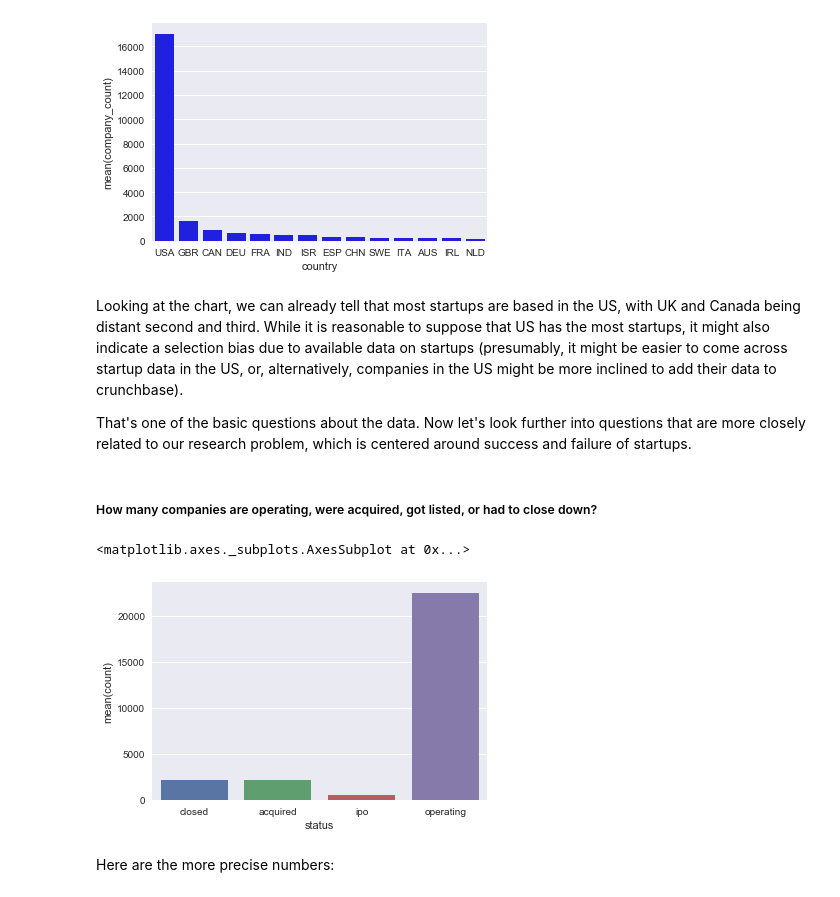
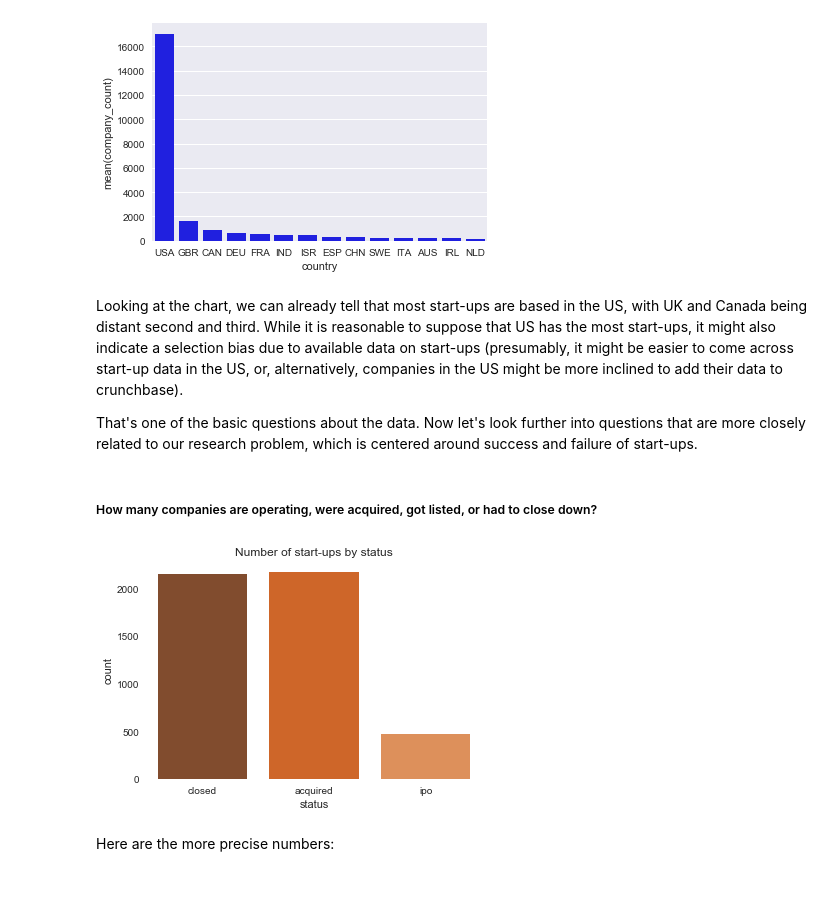
Before and after one commit to LVdatahub/Capstone-project----DS-Intensive-Springboard, a Jupyter notebook: Final notebook Capstone.ipynb, the cells around one changed output. Cells and saved outputs as stored; diff of their text form; code cells hidden in the pictures.

```diff
--- a/Data story.ipynb
+++ b/Final notebook Capstone.ipynb
@@ -138,26 +133,31 @@ sb.barplot(x ='country', y ='company_count', color = 'blue', data = countries_df
 <matplotlib.axes._subplots.AxesSubplot at 0x...>
 [figure]
 # %% [markdown]
-Looking at the chart, we can already tell that most startups are based in the US, with UK and Canada being distant second and third. While it is reasonable to suppose that US has the most startups, it might also indicate a selection bias due to available data on startups (presumably, it might be easier to come across startup data in the US, or, alternatively, companies in the US might be more inclined to add their data to crunchbase).
+Looking at the chart, we can already tell that most start-ups are based in the US, with UK and Canada being distant second and third. While it is reasonable to suppose that US has the most start-ups, it might also indicate a selection bias due to available data on start-ups (presumably, it might be easier to come across start-up data in the US, or, alternatively, companies in the US might be more inclined to add their data to crunchbase).
 
-That's one of the basic questions about the data. Now let's look further into questions that are more closely related to our research problem, which is centered around success and failure of startups.
+That's one of the basic questions about the data. Now let's look further into questions that are more closely related to our research problem, which is centered around success and failure of start-ups.
 # %% [markdown]
 ##### How many companies are operating, were acquired, got listed, or had to close down?
 # %%
 operating = companies[companies.status == 'operating'].permalink.count()
 closed = companies[companies.status == 'closed'].permalink.count()
 acquired = companies[companies.status == 'acquired'].permalink.count()
 ipo = companies[companies.status == 'ipo'].permalink.count()
 oper_closed_dict = {'operating': operating, 'closed': closed, 'acquired': acquired, 'ipo': ipo}
 oper_closed_df = pd.DataFrame.from_dict(oper_closed_dict, orient = 'index')
 
 oper_closed_df.reset_index(inplace = True)
 oper_closed_df.columns = ['status', 'count']
 
-sb.barplot(data = oper_closed_df, x = 'status', y='count')
+fig, ax = plt.subplots()
+
+sb.countplot(data = companies, x = companies.status[companies.status != 'operating'], hue_order = 'status', palette = 'Oranges_d')
+
+ax.set_title('Number of start-ups by status')
+ax.set_frame_on(False)
+plt.savefig('Status.png', bbox_inches='tight')
 # %% [output]
-<matplotlib.axes._subplots.AxesSubplot at 0x...>
-[figure, old version]
+[figure, new version]
 # %% [markdown]
 Here are the more precise numbers:
 # %%
```
Also changed, not shown: parts of 100 cells of this notebook, 3 other files.
